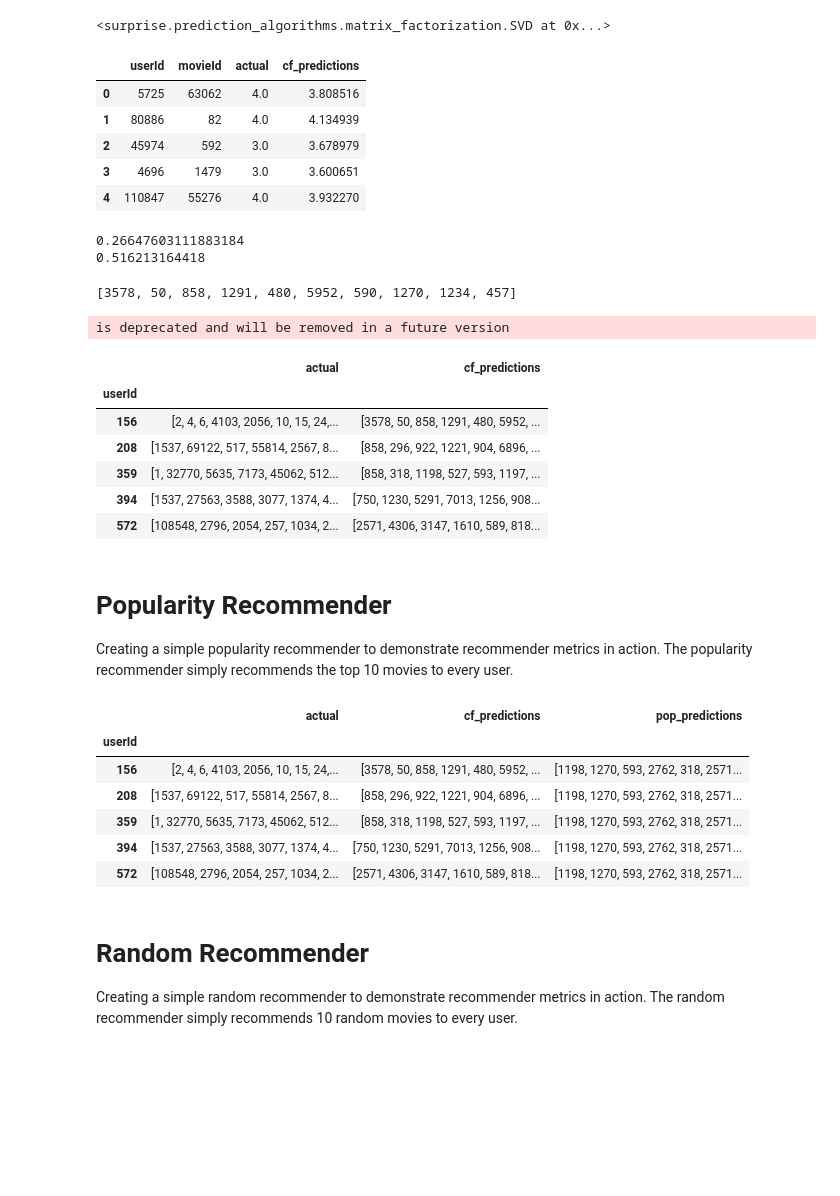
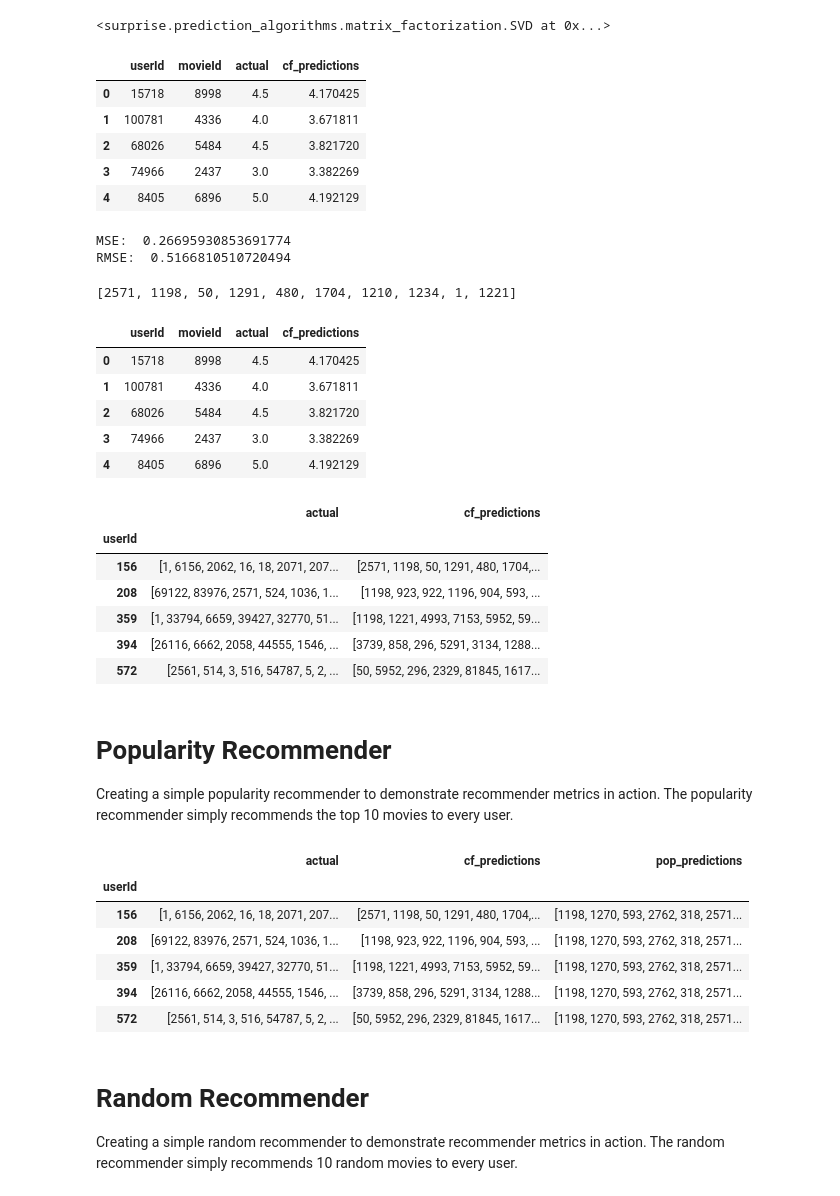
Before and after one commit to statisticianinstilettos/recmetrics, a Jupyter notebook: example.ipynb, the cells around one changed output. Drawn from its saved outputs; the diff is of its cells as text; code cells hidden in the pictures; blank space fills up the shorter version.

```diff
--- a/example.ipynb
+++ b/example.ipynb
@@ -9,7 +12,8 @@ from surprise.model_selection import train_test_split
 # MovieLense Dataset
 Using the MovieLens 20M Dataset dataset for examples. You can download this data here: https://grouplens.org/datasets/movielens/20m/
 # %%
-ratings = pd.read_csv('../movie_similarity_flask_api/data/ml-20m/ratings.csv')
+# ratings = pd.read_csv('../movie_similarity_flask_api/data/ml-20m/ratings.csv')
+ratings = pd.read_csv('./ml-20m/ratings.csv')
 ratings = ratings.query('rating >=3')
 ratings.reset_index(drop=True, inplace=True)
 # %%
@@ -89,18 +92,18 @@ test.columns = ['userId', 'movieId', 'actual', 'cf_predictions']
 test.head()
 # %% [output]
 |  | userId | movieId | actual | cf_predictions |
-| 0 | 5725 | 63062 | 4.0 | 3.808516 |
-| 1 | 80886 | 82 | 4.0 | 4.134939 |
-| 2 | 45974 | 592 | 3.0 | 3.678979 |
-| 3 | 4696 | 1479 | 3.0 | 3.600651 |
-| 4 | 110847 | 55276 | 4.0 | 3.932270 |
+| 0 | 15718 | 8998 | 4.5 | 4.170425 |
+| 1 | 100781 | 4336 | 4.0 | 3.671811 |
+| 2 | 68026 | 5484 | 4.5 | 3.821720 |
+| 3 | 74966 | 2437 | 3.0 | 3.382269 |
+| 4 | 8405 | 6896 | 5.0 | 4.192129 |
 # %%
 #evaluate model with MSE and RMSE
-print(recmetrics.mse(test.actual, test.cf_predictions))
-print(recmetrics.rmse(test.actual, test.cf_predictions))
+print("MSE: ", recmetrics.mse(test.actual, test.cf_predictions))
+print("RMSE: ", recmetrics.rmse(test.actual, test.cf_predictions))
 # %% [output]
-0.26647603111883184
-0.516213164418
+MSE:  0.26695930853691774
+RMSE:  0.5166810510720494
 # %%
 #create model (matrix of predicted values)
 cf_model = test.pivot_table(index='userId', columns='movieId', values='cf_predictions').fillna(0)
@@ -115,27 +118,42 @@ def get_users_predictions(user_id, n, model):
 #get example prediction
 get_users_predictions(156, 10, cf_model)
 # %% [output]
-[3578, 50, 858, 1291, 480, 5952, 590, 1270, 1234, 457]
+[2571, 1198, 50, 1291, 480, 1704, 1210, 1234, 1, 1221]
+# %%
+test.head()
+# %% [output]
+|  | userId | movieId | actual | cf_predictions |
+| 0 | 15718 | 8998 | 4.5 | 4.170425 |
+| 1 | 100781 | 4336 | 4.0 | 3.671811 |
+| 2 | 68026 | 5484 | 4.5 | 3.821720 |
+| 3 | 74966 | 2437 | 3.0 | 3.382269 |
+| 4 | 8405 | 6896 | 5.0 | 4.192129 |
+# %%
+# test.copy().groupby("userId")["movieId"].apply(list)
+test = test.copy().groupby('userId', as_index=False)['movieId'].agg({'actual': (lambda x: list(set(x)))})
+# %%
+test = test.set_index("userId")
 # %%
 #format test data
-test = test.copy().groupby('userId')['movieId'].agg({'actual': (lambda x: list(set(x)))})
-#make recommendations for all members in the test data
+# test = test.copy().groupby('userId')['movieId'].agg({'actual': (lambda x: list(set(x)))})
+# test = test.copy().groupby("userId")["movieId"].apply(list)
+
+# make recommendations for all members in the test data
 cf_recs = [] = []
 for user in test.index:
     cf_predictions = get_users_predictions(user, 10, cf_model)
     cf_recs.append(cf_predictions)
 
 test['cf_predictions'] = cf_recs
 test.head()
 # %% [output]
-is deprecated and will be removed in a future version
 |  | actual | cf_predictions |
 | userId |  |  |
-| 156 | [2, 4, 6, 4103, 2056, 10, 15, 24,... | [3578, 50, 858, 1291, 480, 5952, ... |
-| 208 | [1537, 69122, 517, 55814, 2567, 8... | [858, 296, 922, 1221, 904, 6896, ... |
-| 359 | [1, 32770, 5635, 7173, 45062, 512... | [858, 318, 1198, 527, 593, 1197, ... |
-| 394 | [1537, 27563, 3588, 3077, 1374, 4... | [750, 1230, 5291, 7013, 1256, 908... |
-| 572 | [108548, 2796, 2054, 257, 1034, 2... | [2571, 4306, 3147, 1610, 589, 818... |
+| 156 | [1, 6156, 2062, 16, 18, 2071, 207... | [2571, 1198, 50, 1291, 480, 1704,... |
+| 208 | [69122, 83976, 2571, 524, 1036, 1... | [1198, 923, 922, 1196, 904, 593, ... |
+| 359 | [1, 33794, 6659, 39427, 32770, 51... | [1198, 1221, 4993, 7153, 5952, 59... |
+| 394 | [26116, 6662, 2058, 44555, 1546, ... | [3739, 858, 296, 5291, 3134, 1288... |
+| 572 | [2561, 514, 3, 516, 54787, 5, 2, ... | [50, 5952, 296, 2329, 81845, 1617... |
 # %% [markdown]
 # Popularity Recommender
 Creating a simple popularity recommender to demonstrate recommender metrics in action. The popularity recommender simply recommends the top 10 movies to every user.
@@ -153,11 +171,11 @@ test.head()
 # %% [output]
 |  | actual | cf_predictions | pop_predictions |
 | userId |  |  |  |
-| 156 | [2, 4, 6, 4103, 2056, 10, 15, 24,... | [3578, 50, 858, 1291, 480, 5952, ... | [1198, 1270, 593, 2762, 318, 2571... |
-| 208 | [1537, 69122, 517, 55814, 2567, 8... | [858, 296, 922, 1221, 904, 6896, ... | [1198, 1270, 593, 2762, 318, 2571... |
-| 359 | [1, 32770, 5635, 7173, 45062, 512... | [858, 318, 1198, 527, 593, 1197, ... | [1198, 1270, 593, 2762, 318, 2571... |
-| 394 | [1537, 27563, 3588, 3077, 1374, 4... | [750, 1230, 5291, 7013, 1256, 908... | [1198, 1270, 593, 2762, 318, 2571... |
-| 572 | [108548, 2796, 2054, 257, 1034, 2... | [2571, 4306, 3147, 1610, 589, 818... | [1198, 1270, 593, 2762, 318, 2571... |
+| 156 | [1, 6156, 2062, 16, 18, 2071, 207... | [2571, 1198, 50, 1291, 480, 1704,... | [1198, 1270, 593, 2762, 318, 2571... |
+| 208 | [69122, 83976, 2571, 524, 1036, 1... | [1198, 923, 922, 1196, 904, 593, ... | [1198, 1270, 593, 2762, 318, 2571... |
+| 359 | [1, 33794, 6659, 39427, 32770, 51... | [1198, 1221, 4993, 7153, 5952, 59... | [1198, 1270, 593, 2762, 318, 2571... |
+| 394 | [26116, 6662, 2058, 44555, 1546, ... | [3739, 858, 296, 5291, 3134, 1288... | [1198, 1270, 593, 2762, 318, 2571... |
+| 572 | [2561, 514, 3, 516, 54787, 5, 2, ... | [50, 5952, 296, 2329, 81845, 1617... | [1198, 1270, 593, 2762, 318, 2571... |
 # %% [markdown]
 # Random Recommender
 Creating a simple random recommender to demonstrate recommender metrics in action. The random recommender simply recommends 10 random movies to every user.
```
Also changed, not shown: parts of 15 cells of this notebook.
